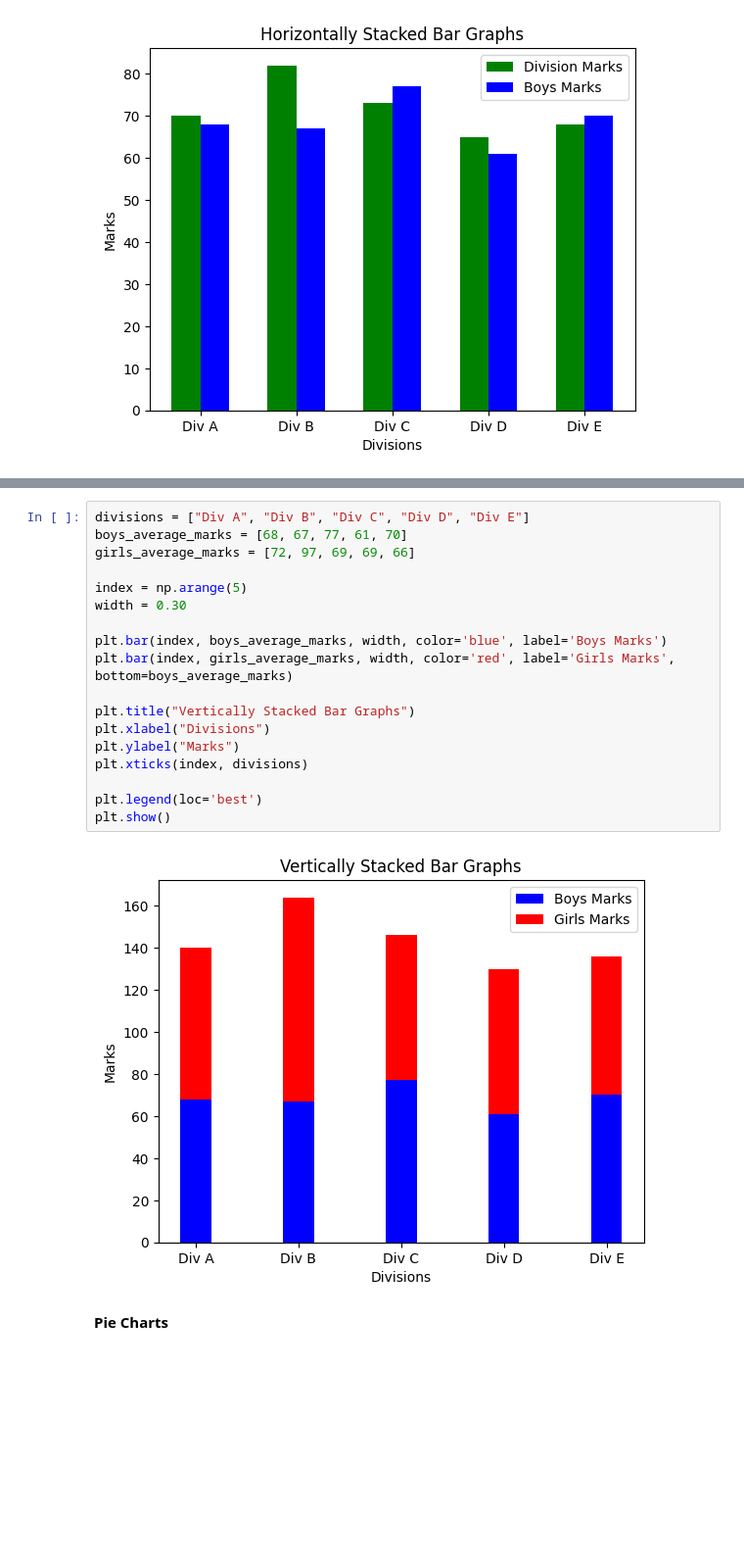
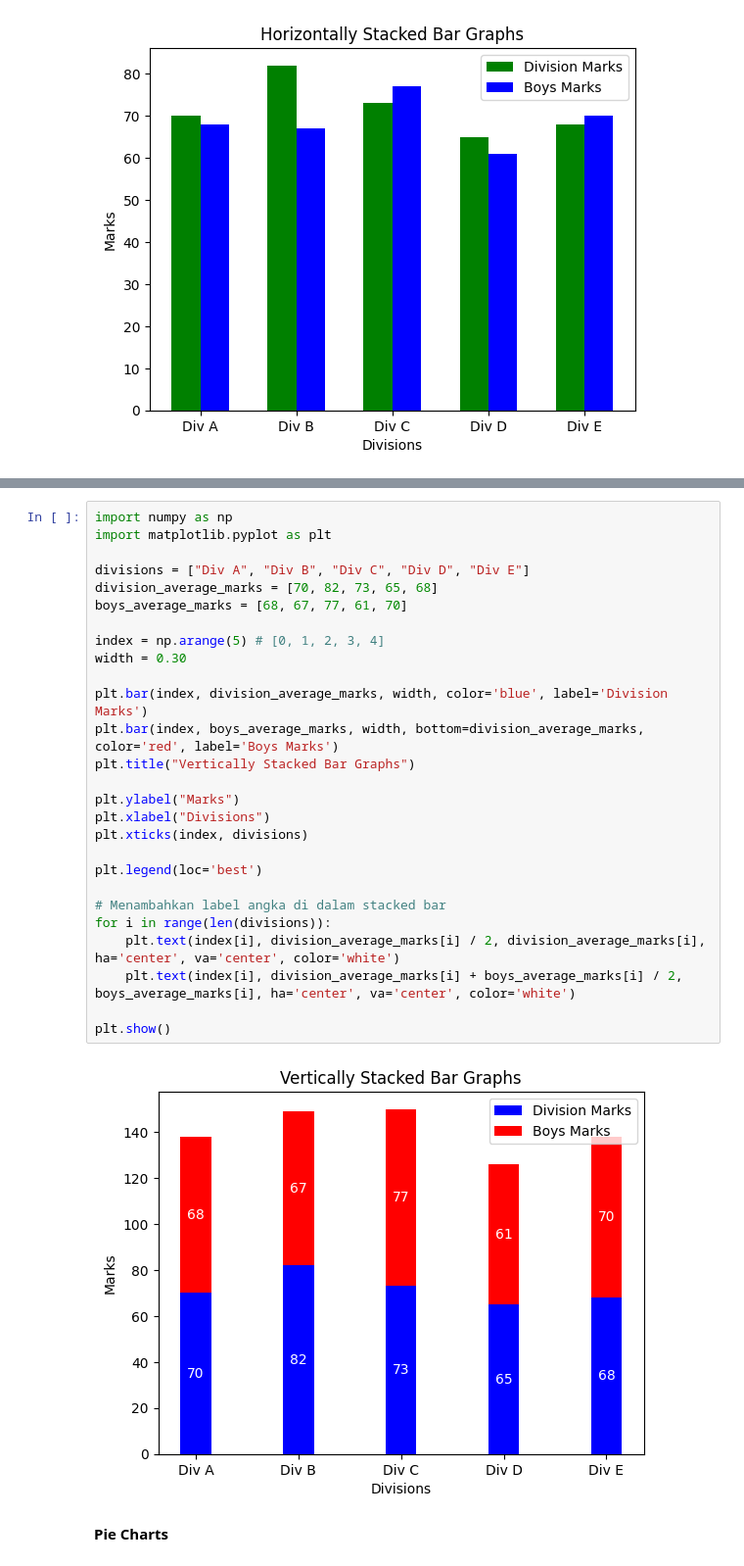
Before and after one commit to joanesferdi/23001042-15-val-project, a Jupyter notebook: CH3/CH3TP2_matplotlib.ipynb, the cells around one changed output, grey strips where cells are left out. Shown at 98% size. Cells and saved outputs as stored; diff of their text form; blank space fills up the shorter version.

```diff
--- a/CH3/CH3TP2_matplotlib.ipynb
+++ b/CH3/CH3TP2_matplotlib.ipynb
@@ -115,23 +131,32 @@ plt.show()
 # %%
+import numpy as np
+import matplotlib.pyplot as plt
+
 divisions = ["Div A", "Div B", "Div C", "Div D", "Div E"]
+division_average_marks = [70, 82, 73, 65, 68]
 boys_average_marks = [68, 67, 77, 61, 70]
-girls_average_marks = [72, 97, 69, 69, 66]
 
-index = np.arange(5)
+index = np.arange(5) # [0, 1, 2, 3, 4]
 width = 0.30
 
-plt.bar(index, boys_average_marks, width, color='blue', label='Boys Marks')
-plt.bar(index, girls_average_marks, width, color='red', label='Girls Marks', bottom=boys_average_marks)
+plt.bar(index, division_average_marks, width, color='blue', label='Division Marks')
+plt.bar(index, boys_average_marks, width, bottom=division_average_marks, color='red', label='Boys Marks')
+plt.title("Vertically Stacked Bar Graphs")
 
-plt.title("Vertically Stacked Bar Graphs")
+plt.ylabel("Marks")
 plt.xlabel("Divisions")
-plt.ylabel("Marks")
 plt.xticks(index, divisions)
 
 plt.legend(loc='best')
+
+# Menambahkan label angka di dalam stacked bar
+for i in range(len(divisions)):
+    plt.text(index[i], division_average_marks[i] / 2, division_average_marks[i], ha='center', va='center', color='white')
+    plt.text(index[i], division_average_marks[i] + boys_average_marks[i] / 2, boys_average_marks[i], ha='center', va='center', color='white')
+
 plt.show()
 # %% [output]
-[figure, old version]
+[figure, new version]
 # %% [markdown]
 **Pie Charts**
 # %%
```
Also changed, not shown: parts of 2 cells of this notebook, 3 other files.
